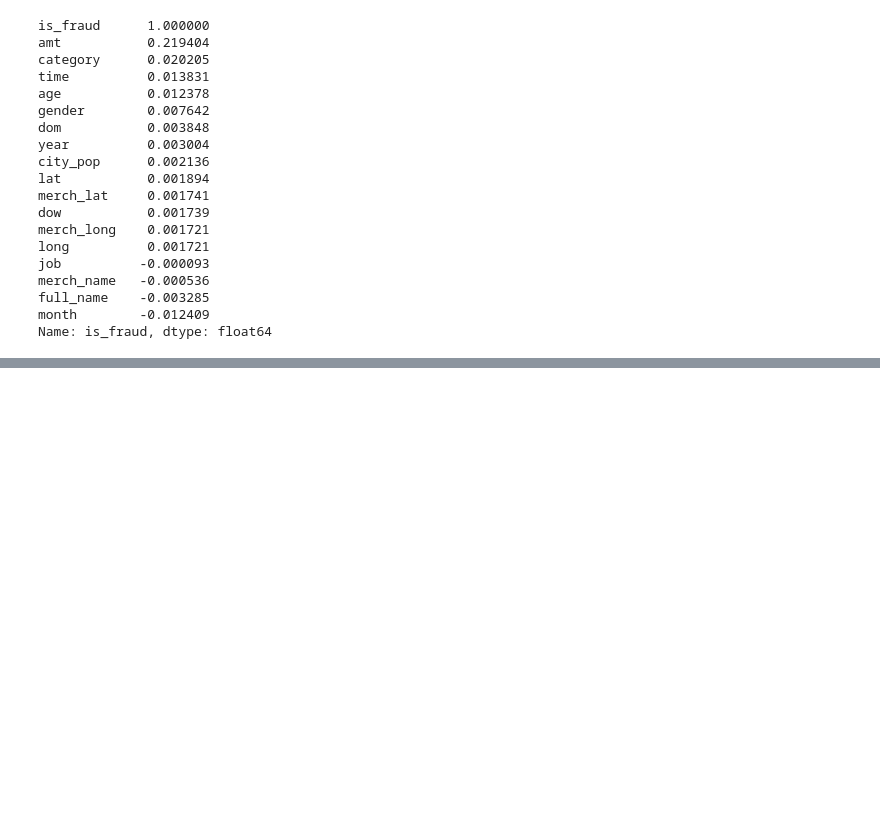
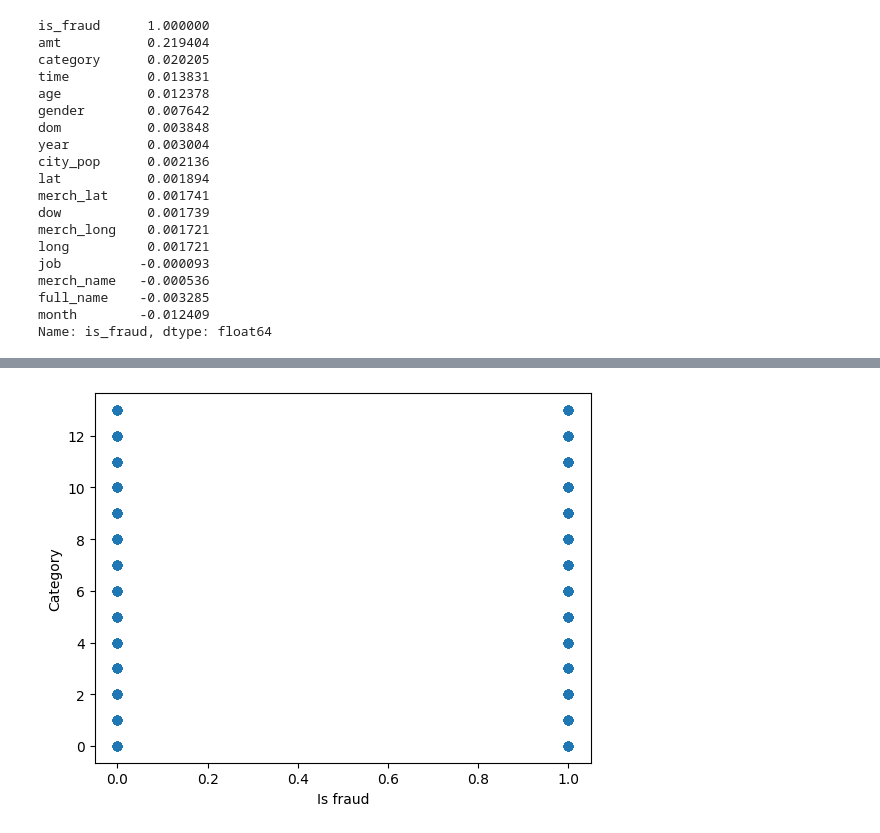
Before and after one commit to SenZmaKi/NyakaMwizi, a Jupyter notebook: nyakamwizi.ipynb, the cells around one changed output, grey strips where cells are left out. Saved outputs shown, nothing was run; the diff lists cells and outputs as text; code cells hidden in the pictures; blank space fills up the shorter version.

```diff
--- a/nyakamwizi.ipynb
+++ b/nyakamwizi.ipynb
@@ -98,0 +120,8 @@ Name: is_fraud, dtype: float64
+# %%
+plt.scatter(transactions_encoded["is_fraud"], transactions_encoded["category"], alpha=0.1)
+plt.ylabel("Category")
+plt.xlabel("Is fraud")
+plt.show()
+#The distribution odds of fraud for each transaction category seems to be even
+# %% [output]
+[figure, added]
```
Also changed, not shown: parts of 13 cells of this notebook.
